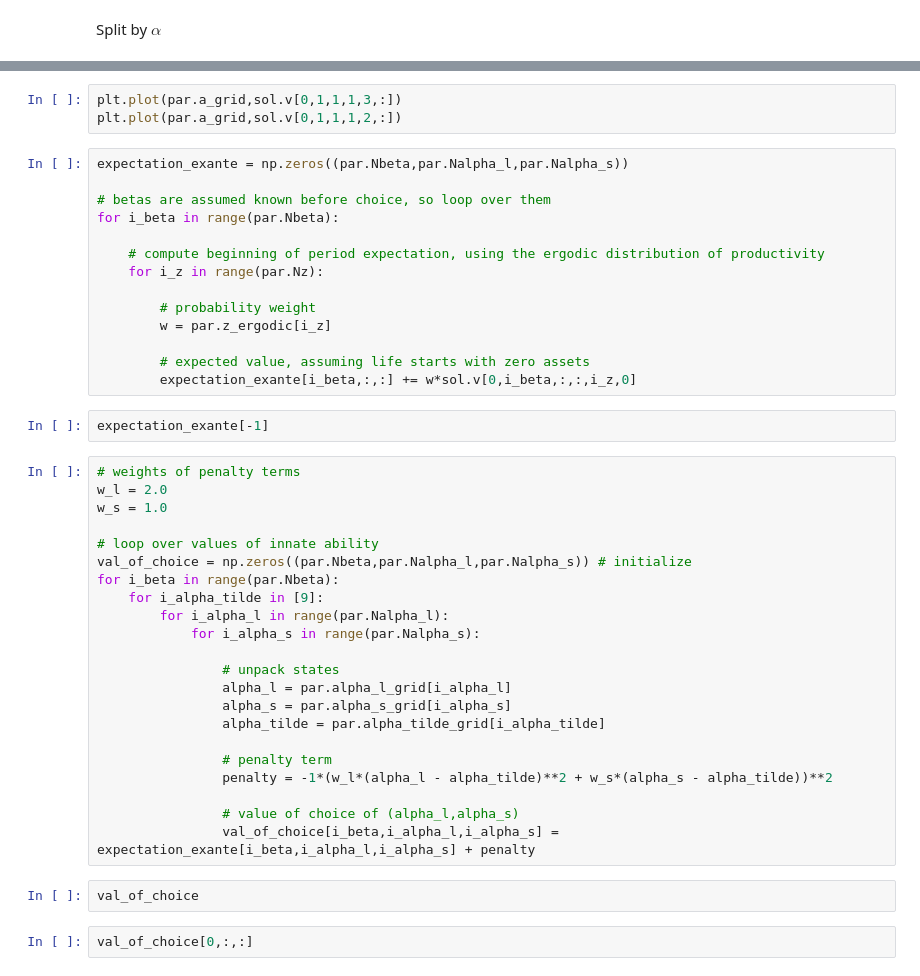
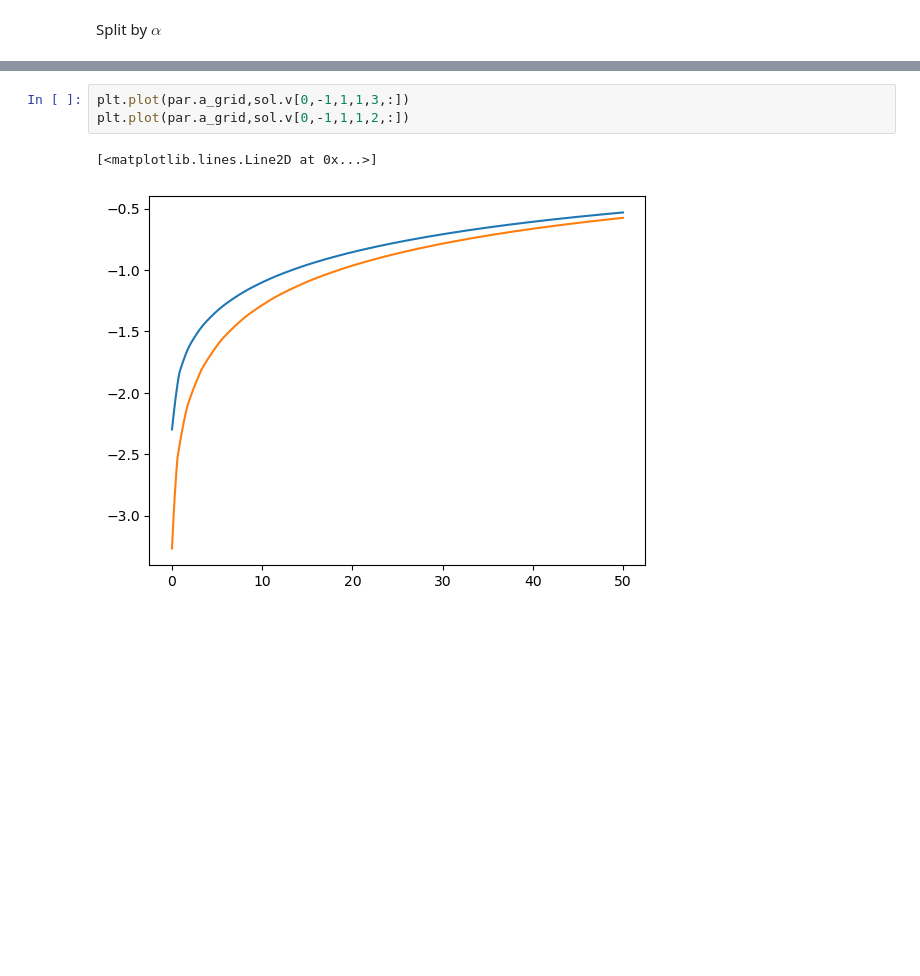
Before and after one commit to madsankern/BufferStock, a Jupyter notebook: results.ipynb, the cells around one changed output, grey strips where cells are left out. Saved outputs shown, nothing was run; the diff lists cells and outputs as text; blank space fills up the shorter version.

```diff
--- a/results.ipynb
+++ b/results.ipynb
@@ -107,45 +111,6 @@ plt.show()
 # %%
-plt.plot(par.a_grid,sol.v[0,1,1,1,3,:])
-plt.plot(par.a_grid,sol.v[0,1,1,1,2,:])
+plt.plot(par.a_grid,sol.v[0,-1,1,1,3,:])
+plt.plot(par.a_grid,sol.v[0,-1,1,1,2,:])
+# %% [output]
+[<matplotlib.lines.Line2D at 0x...>]
+[figure, added]
-# %%
-expectation_exante = np.zeros((par.Nbeta,par.Nalpha_l,par.Nalpha_s))
-
-# betas are assumed known before choice, so loop over them
-for i_beta in range(par.Nbeta):
-
-    # compute beginning of period expectation, using the ergodic distribution of productivity
-    for i_z in range(par.Nz):
-
-        # probability weight
-        w = par.z_ergodic[i_z]
-
-        # expected value, assuming life starts with zero assets
-        expectation_exante[i_beta,:,:] += w*sol.v[0,i_beta,:,:,i_z,0]
-# %%
-expectation_exante[-1]
-# %%
-# weights of penalty terms
-w_l = 2.0
-w_s = 1.0
-
-# loop over values of innate ability
-val_of_choice = np.zeros((par.Nbeta,par.Nalpha_l,par.Nalpha_s)) # initialize
-for i_beta in range(par.Nbeta):
-    for i_alpha_tilde in [9]:
-        for i_alpha_l in range(par.Nalpha_l):
-            for i_alpha_s in range(par.Nalpha_s):
-
-                # unpack states
-                alpha_l = par.alpha_l_grid[i_alpha_l]
-                alpha_s = par.alpha_s_grid[i_alpha_s]
-                alpha_tilde = par.alpha_tilde_grid[i_alpha_tilde]
-
-                # penalty term
-                penalty = -1*(w_l*(alpha_l - alpha_tilde)**2 + w_s*(alpha_s - alpha_tilde))**2
-
-                # value of choice of (alpha_l,alpha_s)
-                val_of_choice[i_beta,i_alpha_l,i_alpha_s] = expectation_exante[i_beta,i_alpha_l,i_alpha_s] + penalty
-# %%
-val_of_choice
-# %%
-val_of_choice[0,:,:]
```
Also changed, not shown: parts of 25 cells of this notebook, 3 other files.
